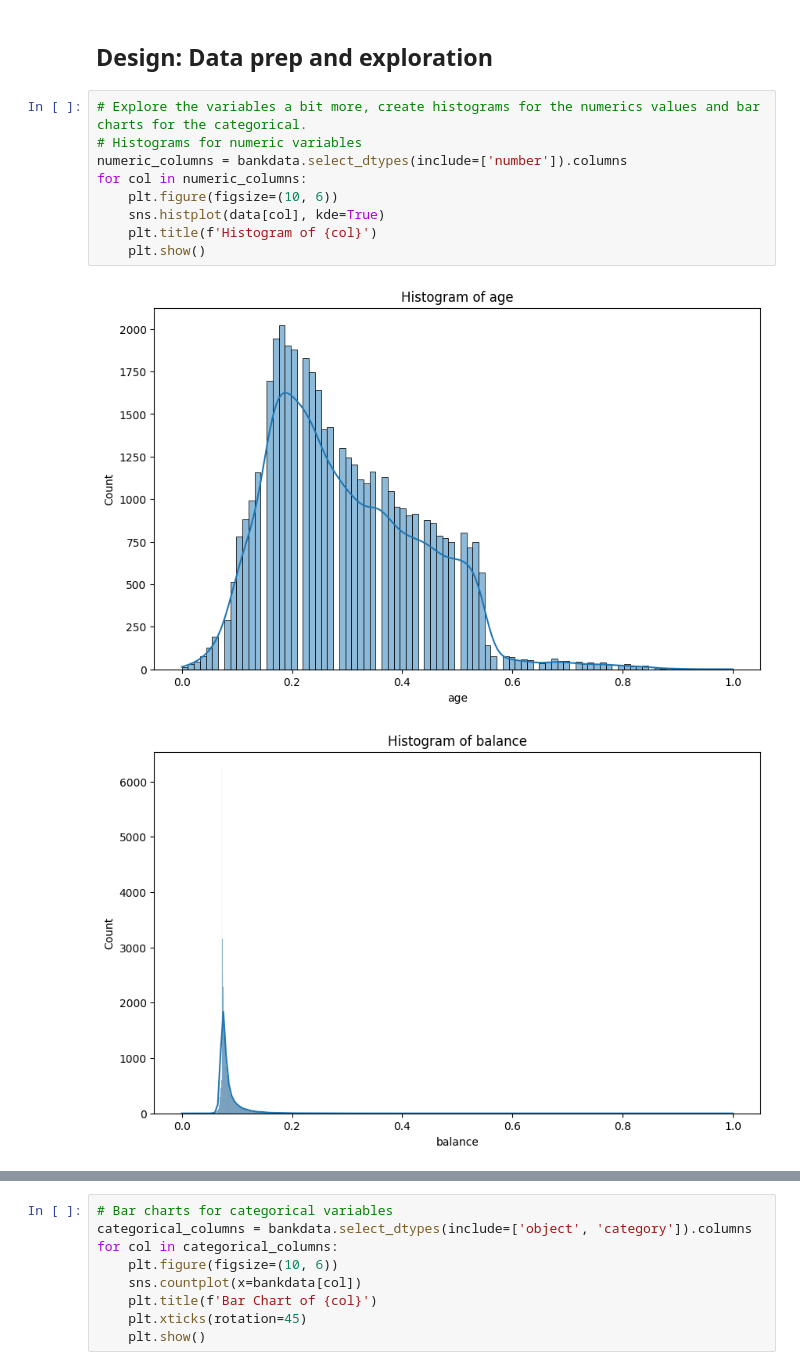
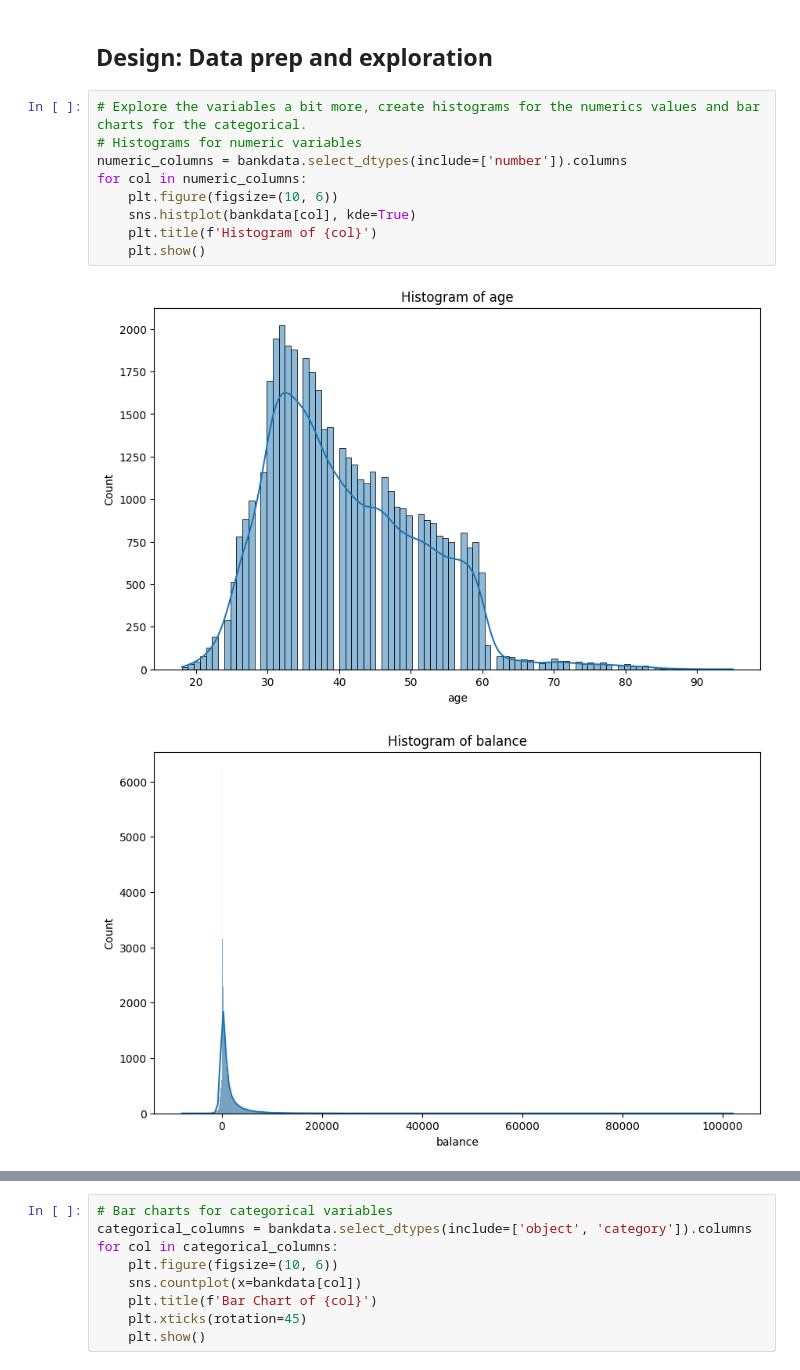
Before and after one commit to dunejam438-collab/ds1001_final, a Jupyter notebook: ds1001_final/notebooks/Final_Project_Notebook.ipynb, the cells around one changed output, grey strips where cells are left out. Cells and saved outputs as stored; diff of their text form.

```diff
--- a/ds1001_final/notebooks/Final_Project_Notebook.ipynb
+++ b/ds1001_final/notebooks/Final_Project_Notebook.ipynb
@@ -109,12 +109,12 @@ bankdata = pd.read_csv('/content/ds1001_final/ds1001_final/data/processed/bank_f
 # %%
 # Explore the variables a bit more, create histograms for the numerics values and bar charts for the categorical.
 # Histograms for numeric variables
 numeric_columns = bankdata.select_dtypes(include=['number']).columns
 for col in numeric_columns:
     plt.figure(figsize=(10, 6))
-    sns.histplot(data[col], kde=True)
+    sns.histplot(bankdata[col], kde=True)
     plt.title(f'Histogram of {col}')
     plt.show()
 # %% [output]
-[figure, old version]
+[figure, new version]
-[figure, old version]
+[figure, new version]
```
Also changed, not shown: parts of 9 cells of this notebook.
